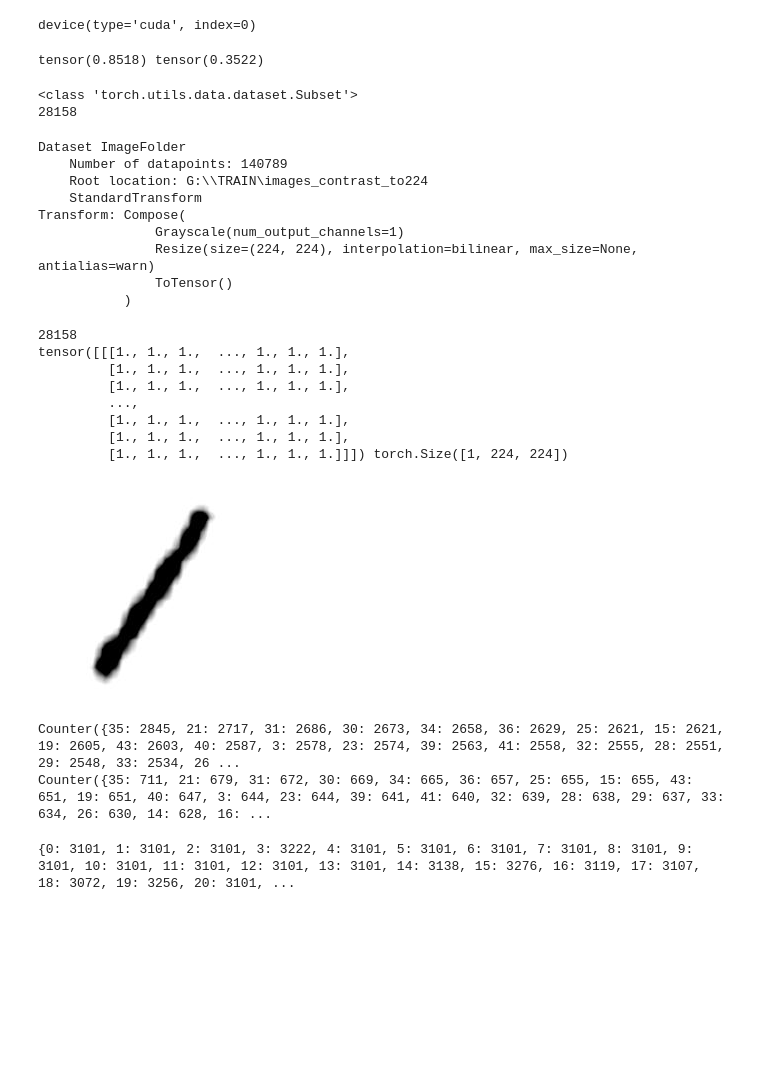
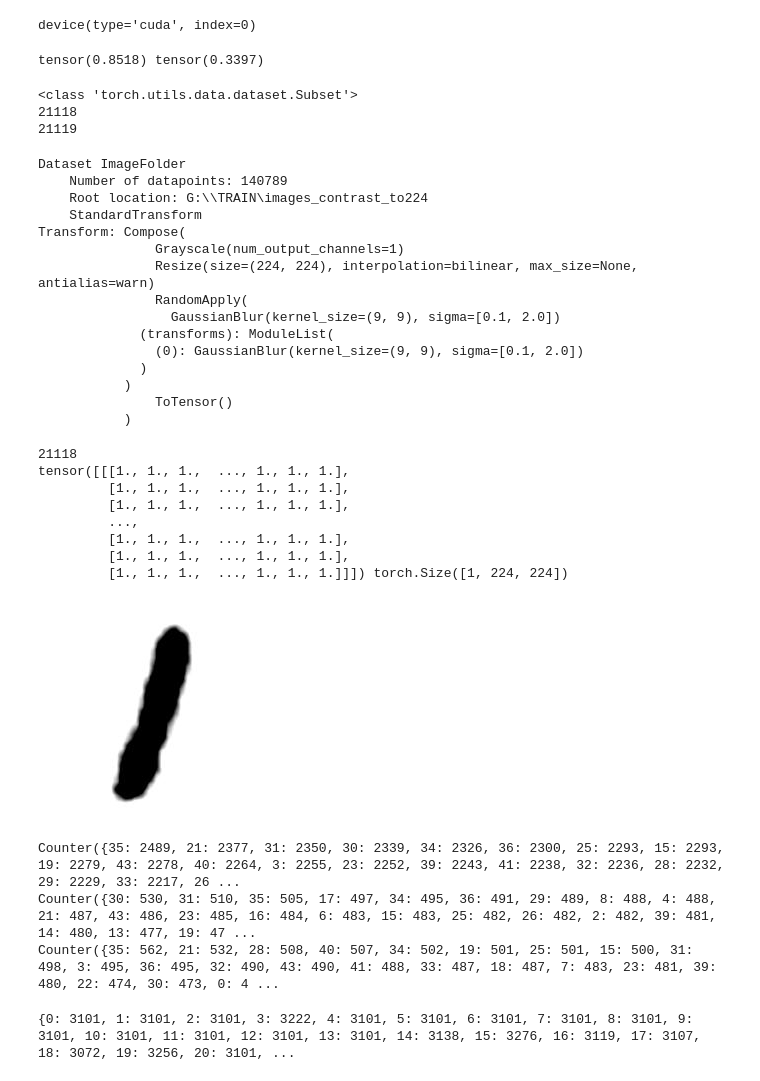
Before and after one commit to sawwere/Math_recognition, a Jupyter notebook: trainMathNet.ipynb, the cells around one changed output. Saved outputs shown, nothing was run; the diff lists cells and outputs as text; code cells hidden in the pictures; blank space fills up the shorter version.

```diff
--- a/trainMathNet.ipynb
+++ b/trainMathNet.ipynb
@@ -34,14 +34,15 @@ def add_padding(x):
 train_transform = transforms.Compose([
     transforms.Grayscale(1),
 
-    # v2.RandomApply(
-    # torch.nn.ModuleList([
-    #     v2.RandomResize(IMAGE_SIZE//2, IMAGE_SIZE+100),
-    #     v2.Pad(12, 255., 'constant'),]),
-    #     p=0.3)
-    # ,
+
+
     #add_padding,
     transforms.Resize((IMAGE_SIZE, IMAGE_SIZE)),
+    v2.RandomApply(
+        torch.nn.ModuleList([
+            v2.GaussianBlur(9)]),
+            p=0.5
+    ),
     transforms.ToTensor()
 
 ])
@@ -108,26 +109,33 @@ device(type='cuda', index=0)
 mean, std = dataset[0][0].mean(), dataset[0][0].std()
 print(mean, std)
 # %% [output]
-tensor(0.8518) tensor(0.3522)
+tensor(0.8518) tensor(0.3397)
 # %%
-def train_val_dataset(dataset, val_split=0.2):
+def train_val_test_dataset(dataset, val_split=0.3):
     train_idx, val_idx = train_test_split(
         list(range(len(dataset))),
         test_size=val_split,
         stratify=dataset.targets,
         )
+    val_idx, test_idx = train_test_split(
+        val_idx,
+        test_size=0.5,
+        )
     datasets = {}
     datasets['train'] = Subset(dataset, train_idx)
     datasets['val'] = Subset(dataset, val_idx)
+    datasets['test'] = Subset(dataset, test_idx)
     return datasets
 # %%
-datasets = train_val_dataset(dataset)
+datasets = train_val_test_dataset(dataset)
 print(type(datasets['train']))
 print(len(datasets['val']))
+print(len(datasets['test']))
 # The original dataset is avail
 # %% [output]
 <class 'torch.utils.data.dataset.Subset'>
-28158
+21118
+21119
 # %%
 print(dataset)
 # %% [output]
@@ -138,52 +146,65 @@ Dataset ImageFolder
 Transform: Compose(
                Grayscale(num_output_channels=1)
                Resize(size=(224, 224), interpolation=bilinear, max_size=None, antialias=warn)
+               RandomApply(
+                 GaussianBlur(kernel_size=(9, 9), sigma=[0.1, 2.0])
+             (transforms): ModuleList(
+               (0): GaussianBlur(kernel_size=(9, 9), sigma=[0.1, 2.0])
+             )
+           )
                ToTensor()
            )
 # %%
 # training dataset
 train_dataset = datasets['train']
 # validation dataset
 valid_dataset = (datasets['val'])
+test_dataset = (datasets['test'])
 # training data loaders
 train_loader = torch.utils.data.DataLoader(
     train_dataset, batch_size=BATCH_SIZE, shuffle=True,
     num_workers=6, pin_memory=True
 )
 # validation data loaders
 valid_loader = torch.utils.data.DataLoader(
     valid_dataset, batch_size=BATCH_SIZE, shuffle=False,
     num_workers=6, pin_memory=True
 )
 # training data loaders
-
+test_loader = torch.utils.data.DataLoader(
+    test_dataset, batch_size=BATCH_SIZE, shuffle=False,
+    num_workers=6, pin_memory=True
+)
 train_dataset
 print(len(valid_dataset))
-print(valid_dataset[15551][0], valid_dataset[15551][0].shape)
+print(valid_dataset[15551][0], valid_dataset[15951][0].shape)
 #print(valid_dataset.dataset.targets)
 aaa = v2.ToPILImage()
-display(aaa(valid_dataset.dataset[16000][0]))
+display(aaa(train_transform(aaa(train_dataset.dataset[16100][0]))))
 # %% [output]
-28158
+21118
 tensor([[[1., 1., 1.,  ..., 1., 1., 1.],
          [1., 1., 1.,  ..., 1., 1., 1.],
          [1., 1., 1.,  ..., 1., 1., 1.],
          ...,
          [1., 1., 1.,  ..., 1., 1., 1.],
          [1., 1., 1.,  ..., 1., 1., 1.],
          [1., 1., 1.,  ..., 1., 1., 1.]]]) torch.Size([1, 224, 224])
-[figure, old version]
+[figure, new version]
 # %%
 from collections import Counter
 #train_classes = [label for _, label in valid_dataset]
 #Counter(train_classes)
 train_classes = [dataset.targets[i] for i in train_dataset.indices]
 valid_classes = [dataset.targets[i] for i in valid_dataset.indices]
+test_classes = [dataset.targets[i] for i in test_dataset.indices]
 print(Counter(train_classes))
 print(Counter(valid_classes))
+print(Counter(test_classes))
 # %% [output]
-Counter({35: 2845, 21: 2717, 31: 2686, 30: 2673, 34: 2658, 36: 2629, 25: 2621, 15: 2621, 19: 2605, 43: 2603, 40: 2587, 3: 2578, 23: 2574, 39: 2563, 41: 2558, 32: 2555, 28: 2551, 29: 2548, 33: 2534, 26 ...
-Counter({35: 711, 21: 679, 31: 672, 30: 669, 34: 665, 36: 657, 25: 655, 15: 655, 43: 651, 19: 651, 40: 647, 3: 644, 23: 644, 39: 641, 41: 640, 32: 639, 28: 638, 29: 637, 33: 634, 26: 630, 14: 628, 16: ...
+Counter({35: 2489, 21: 2377, 31: 2350, 30: 2339, 34: 2326, 36: 2300, 25: 2293, 15: 2293, 19: 2279, 43: 2278, 40: 2264, 3: 2255, 23: 2252, 39: 2243, 41: 2238, 32: 2236, 28: 2232, 29: 2229, 33: 2217, 26 ...
+Counter({30: 530, 31: 510, 35: 505, 17: 497, 34: 495, 36: 491, 29: 489, 8: 488, 4: 488, 21: 487, 43: 486, 23: 485, 16: 484, 6: 483, 15: 483, 25: 482, 26: 482, 2: 482, 39: 481, 14: 480, 13: 477, 19: 47 ...
+Counter({35: 562, 21: 532, 28: 508, 40: 507, 34: 502, 19: 501, 25: 501, 15: 500, 31: 498, 3: 495, 36: 495, 32: 490, 43: 490, 41: 488, 33: 487, 18: 487, 7: 483, 23: 481, 39: 480, 22: 474, 30: 473, 0: 4 ...
 # %%
 d = dict(Counter(valid_dataset.dataset.targets))
 print(d)
```
Also changed, not shown: parts of 5 cells of this notebook, 5 other files.
